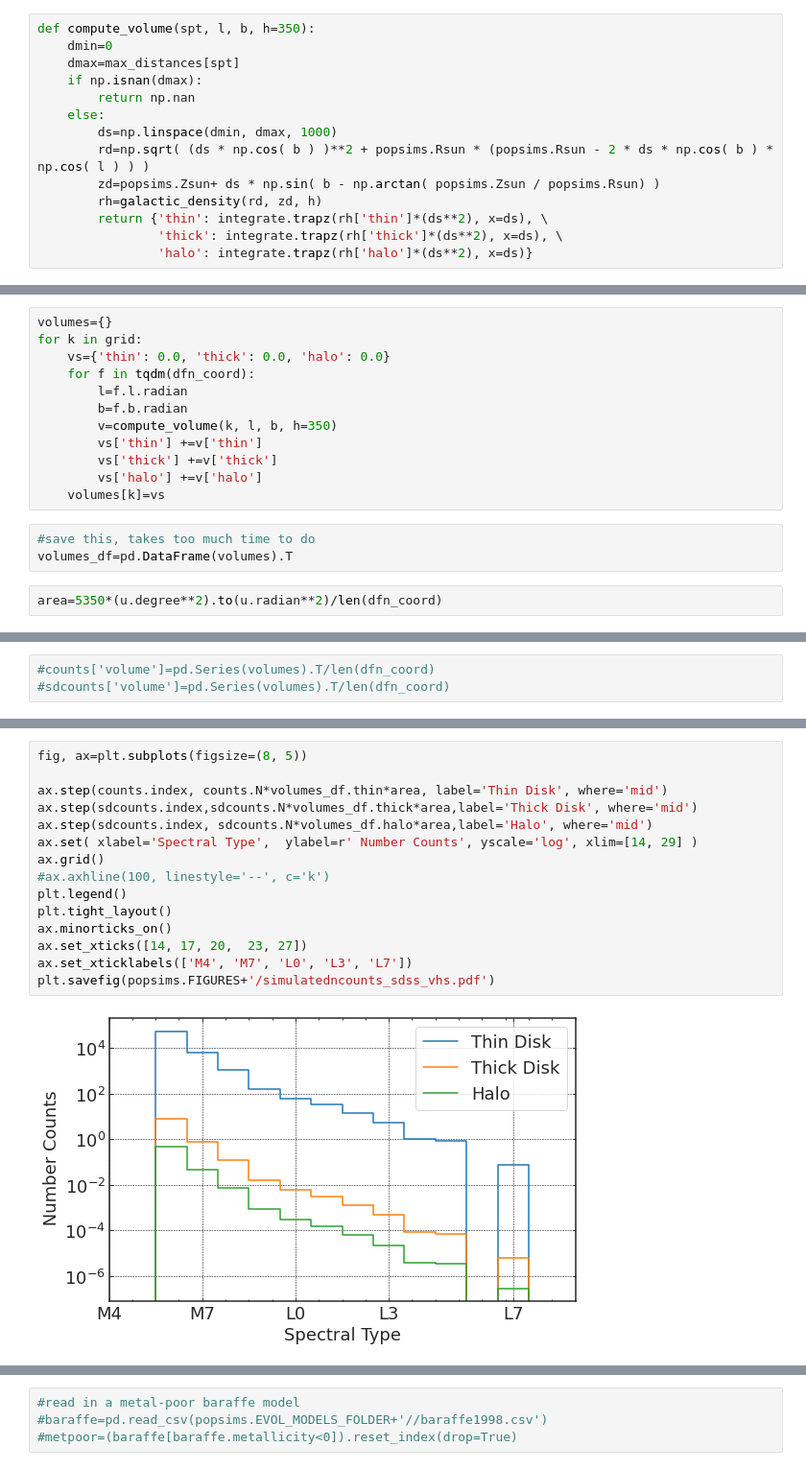
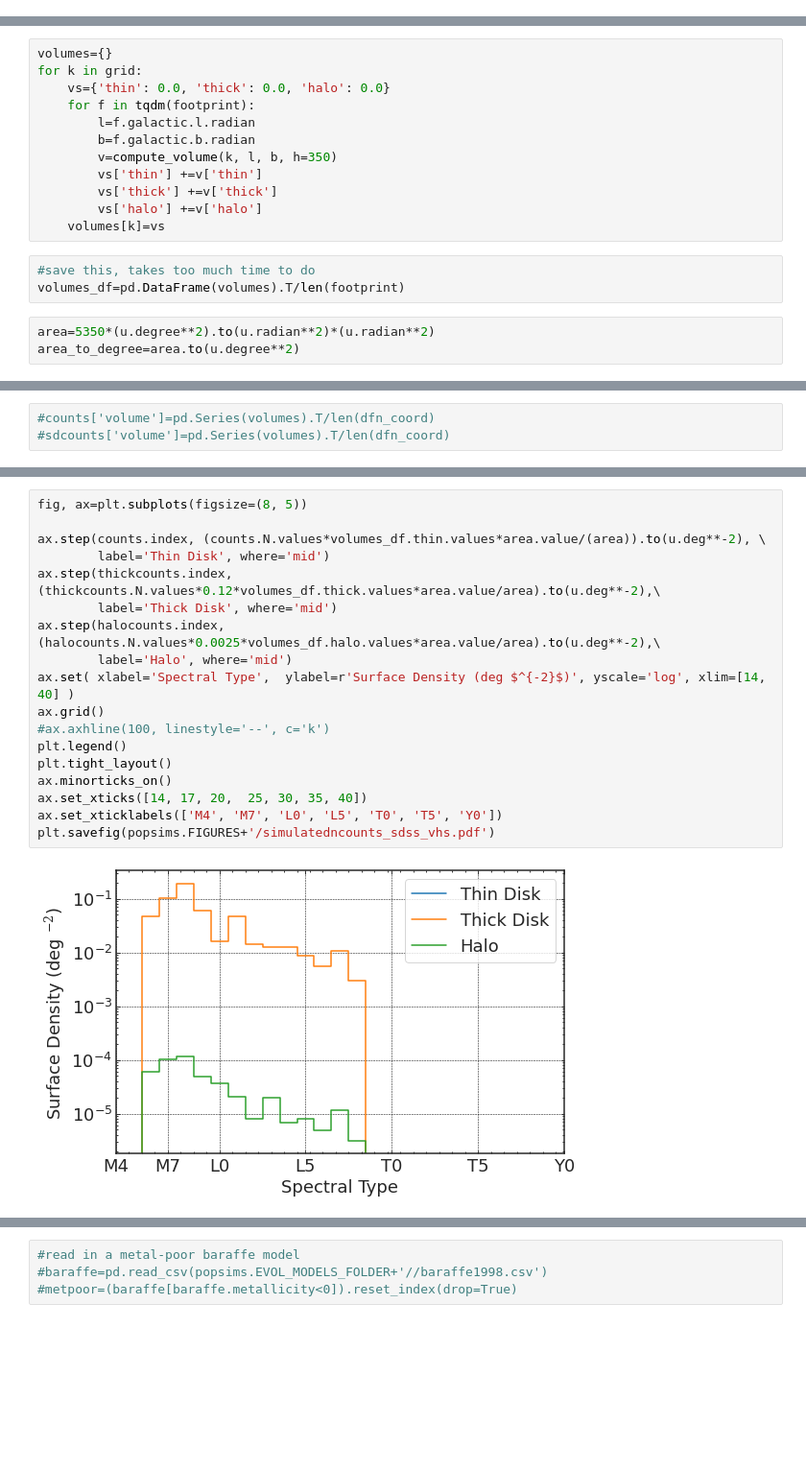
Before and after one commit to caganze/popsims, a Jupyter notebook: notebooks/Lodieu VHS, SDSS paper.ipynb, the cells around one changed output, grey strips where cells are left out. Shown at 96% size. Saved outputs shown, nothing was run; the diff lists cells and outputs as text; blank space fills up the shorter version.

Commit message:
added thick disk

```diff
--- a/notebooks/Lodieu VHS, SDSS paper.ipynb
+++ b/notebooks/Lodieu VHS, SDSS paper.ipynb
@@ -680,14 +677,0 @@ from popsims.widefields import galactic_density
-# %%
-def compute_volume(spt, l, b, h=350):
-    dmin=0
-    dmax=max_distances[spt]
-    if np.isnan(dmax):
-        return np.nan
-    else:
-        ds=np.linspace(dmin, dmax, 1000)
-        rd=np.sqrt( (ds * np.cos( b ) )**2 + popsims.Rsun * (popsims.Rsun - 2 * ds * np.cos( b ) * np.cos( l ) ) )
-        zd=popsims.Zsun+ ds * np.sin( b - np.arctan( popsims.Zsun / popsims.Rsun) )
-        rh=galactic_density(rd, zd, h)
-        return {'thin': integrate.trapz(rh['thin']*(ds**2), x=ds), \
-                'thick': integrate.trapz(rh['thick']*(ds**2), x=ds), \
-                'halo': integrate.trapz(rh['halo']*(ds**2), x=ds)}
@@ -700,9 +679,9 @@ array([14, 15, 16, 17, 18, 19, 20, 21, 22, 23, 24, 25, 26, 27, 28, 29, 30,
 volumes={}
 for k in grid:
     vs={'thin': 0.0, 'thick': 0.0, 'halo': 0.0}
-    for f in tqdm(dfn_coord):
-        l=f.l.radian
-        b=f.b.radian
+    for f in tqdm(footprint):
+        l=f.galactic.l.radian
+        b=f.galactic.b.radian
         v=compute_volume(k, l, b, h=350)
         vs['thin'] +=v['thin']
         vs['thick'] +=v['thick']
@@ -710,6 +689,7 @@ for k in grid:
     volumes[k]=vs
 # %%
 #save this, takes too much time to do
-volumes_df=pd.DataFrame(volumes).T
+volumes_df=pd.DataFrame(volumes).T/len(footprint)
 # %%
-area=5350*(u.degree**2).to(u.radian**2)/len(dfn_coord)
+area=5350*(u.degree**2).to(u.radian**2)*(u.radian**2)
+area_to_degree=area.to(u.degree**2)
@@ -736,17 +722,20 @@ ax.set(ylabel=r'N/radian$^2$')
 # %%
 fig, ax=plt.subplots(figsize=(8, 5))
 
-ax.step(counts.index, counts.N*volumes_df.thin*area, label='Thin Disk', where='mid')
-ax.step(sdcounts.index,sdcounts.N*volumes_df.thick*area,label='Thick Disk', where='mid')
-ax.step(sdcounts.index, sdcounts.N*volumes_df.halo*area,label='Halo', where='mid')
-ax.set( xlabel='Spectral Type',  ylabel=r' Number Counts', yscale='log', xlim=[14, 29] )
+ax.step(counts.index, (counts.N.values*volumes_df.thin.values*area.value/(area)).to(u.deg**-2), \
+        label='Thin Disk', where='mid')
+ax.step(thickcounts.index, (thickcounts.N.values*0.12*volumes_df.thick.values*area.value/area).to(u.deg**-2),\
+        label='Thick Disk', where='mid')
+ax.step(halocounts.index,  (halocounts.N.values*0.0025*volumes_df.halo.values*area.value/area).to(u.deg**-2),\
+        label='Halo', where='mid')
+ax.set( xlabel='Spectral Type',  ylabel=r'Surface Density (deg $^{-2}$)', yscale='log', xlim=[14, 40] )
 ax.grid()
 #ax.axhline(100, linestyle='--', c='k')
 plt.legend()
 plt.tight_layout()
 ax.minorticks_on()
-ax.set_xticks([14, 17, 20,  23, 27])
-ax.set_xticklabels(['M4', 'M7', 'L0', 'L3', 'L7'])
+ax.set_xticks([14, 17, 20,  25, 30, 35, 40])
+ax.set_xticklabels(['M4', 'M7', 'L0', 'L5', 'T0', 'T5', 'Y0'])
 plt.savefig(popsims.FIGURES+'/simulatedncounts_sdss_vhs.pdf')
 # %% [output]
-[figure, old version]
+[figure, new version]
```
Also changed, not shown: parts of 95 cells of this notebook, 23 other files.
